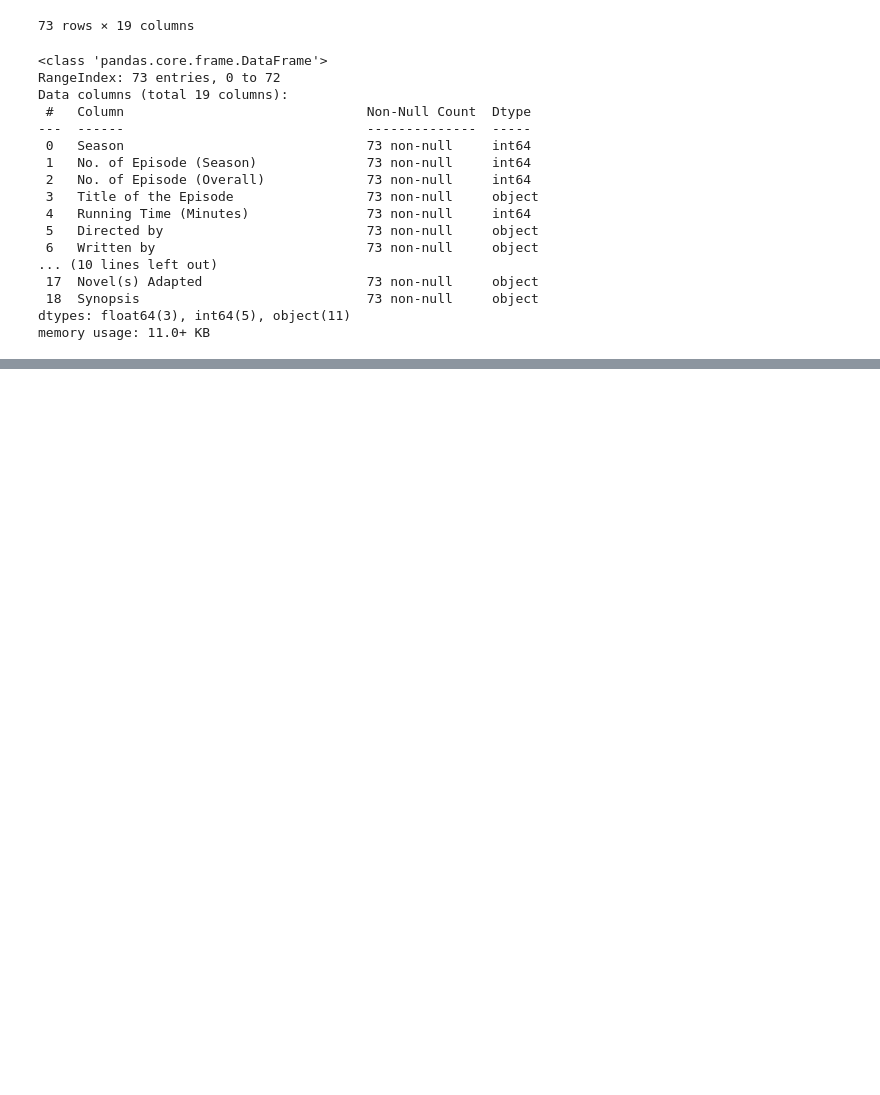
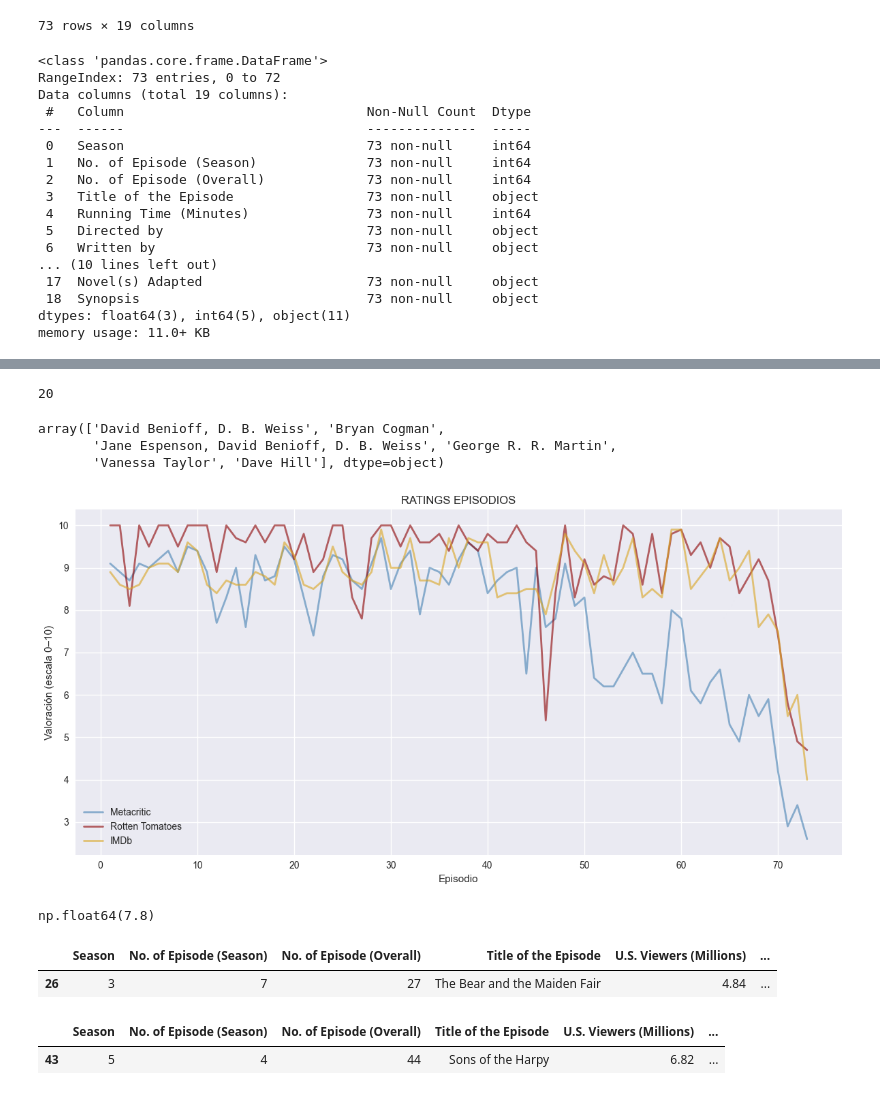
Before and after one commit to NereaLdA/EDA-Game_of_Thrones_, a Jupyter notebook: notebooks/Episodes.ipynb, the cells around one changed output, grey strips where cells are left out. Saved outputs shown, nothing was run; the diff lists cells and outputs as text; code cells hidden in the pictures; blank space fills up the shorter version.

```diff
--- a/notebooks/Episodes.ipynb
+++ b/notebooks/Episodes.ipynb
@@ -4,8 +4,14 @@ Lista episodios
 
 Ratings (2)
 # %%
+from sklearn.datasets import load_iris
+import seaborn as sns
+import pandas as pd
 import numpy as np
-import pandas as pd
+import matplotlib.pyplot as plt
+plt.style.use('seaborn-v0_8')
+import warnings
+warnings.filterwarnings("ignore")
 # %%
 df_episodes = pd.read_csv('../data/episodes.csv')
 df_episodes
@@ -45,0 +54,3 @@ memory usage: 11.0+ KB
+# %%
+df_episodes_clean = df_episodes.drop(["Ordered","Filming Duration","Original Air Date","Running Time (Minutes)","Directed by","Written by","Music by","Cinematography by","Editing by","Synopsis"], axis=1)
+df_episodes_clean
@@ -45,0 +92,4 @@ memory usage: 11.0+ KB
+# %%
+#cambiar nombre a columna
+df_episodes_clean.rename(columns={"Rotten Tomatoes Rating (Percentage)": "Rotten Tomatoes Rating"}, inplace=True)
+df_episodes_clean
@@ -45,0 +110,3 @@ memory usage: 11.0+ KB
+# %%
+#cambiar valores escala (sobre 10, no %)
+df_episodes_clean["Rotten Tomatoes Rating"] = df_episodes_clean["Rotten Tomatoes Rating"] / 10
@@ -45,0 +129,47 @@ memory usage: 11.0+ KB
+# %%
+df_episodes["Directed by"].nunique()
+# %% [output]
+20
+# %%
+# EN OTRO DF ME SALEN 8!!!!
+df_episodes["Written by"].unique()
+# %% [output]
+array(['David Benioff, D. B. Weiss', 'Bryan Cogman',
+       'Jane Espenson, David Benioff, D. B. Weiss', 'George R. R. Martin',
+       'Vanessa Taylor', 'Dave Hill'], dtype=object)
+# %%
+plt.figure(figsize=(12, 6))
+
+plt.plot(df_episodes_clean['No. of Episode (Overall)'], df_episodes_clean['Metacritic Ratings'],
+         color='#4682B4', alpha=0.6, label='Metacritic', linewidth=2)
+
+plt.plot(df_episodes_clean['No. of Episode (Overall)'], df_episodes_clean['Rotten Tomatoes Rating'],
+         color='#8B0000', alpha=0.6, label='Rotten Tomatoes', linewidth=2)
+
+plt.plot(df_episodes_clean['No. of Episode (Overall)'], df_episodes_clean['IMDb Rating'],
+         color='#DAA520', alpha=0.6, label='IMDb', linewidth=2)
+
+plt.xlabel('Episodio')
+plt.ylabel('Valoración (escala 0–10)')
+plt.title('RATINGS EPISODIOS')
+plt.legend()
+plt.tight_layout()
+plt.show()
+# %% [output]
+[figure, added]
+# %%
+worstRT1 = df_episodes_clean["Rotten Tomatoes Rating"].iloc[40:50].min()
+worstRT1
+# %% [output]
+np.float64(7.8)
+# %%
+df_episodes_clean.iloc[40:50][df_episodes_clean["Rotten Tomatoes Rating"].iloc[40:50] == worstRT1]
+# %% [output]
+|  | Season | No. of Episode (Season) | No. of Episode (Overall) | Title of the Episode | U.S. Viewers (Millions) | ... |
+| 26 | 3 | 7 | 27 | The Bear and the Maiden Fair | 4.84 | ... |
+# %%
+worstMC1 = df_episodes_clean["Metacritic Ratings"].iloc[40:50].min()
+df_episodes_clean.iloc[40:50][df_episodes_clean["Metacritic Ratings"].iloc[40:50] == worstMC1]
+# %% [output]
+|  | Season | No. of Episode (Season) | No. of Episode (Overall) | Title of the Episode | U.S. Viewers (Millions) | ... |
+| 43 | 5 | 4 | 44 | Sons of the Harpy | 6.82 | ... |
```
Also changed, not shown: parts of 14 cells of this notebook, 37 other files.
